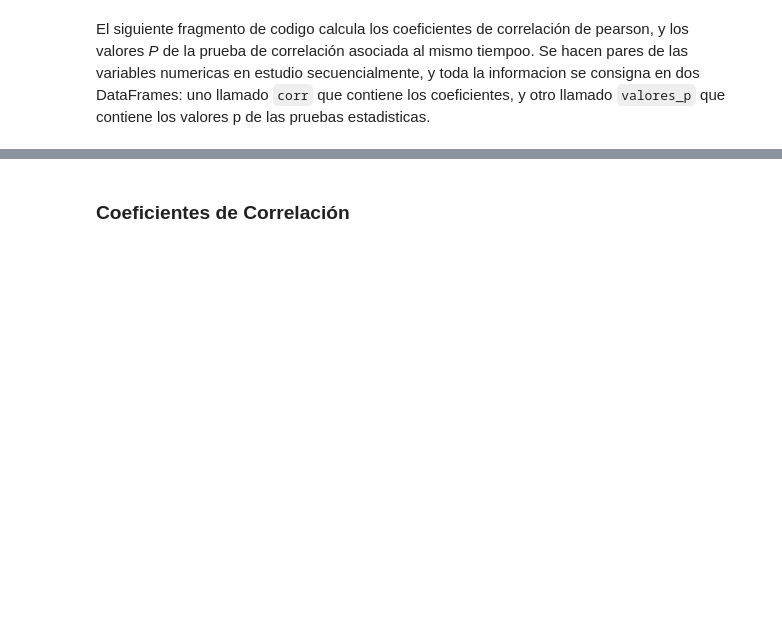
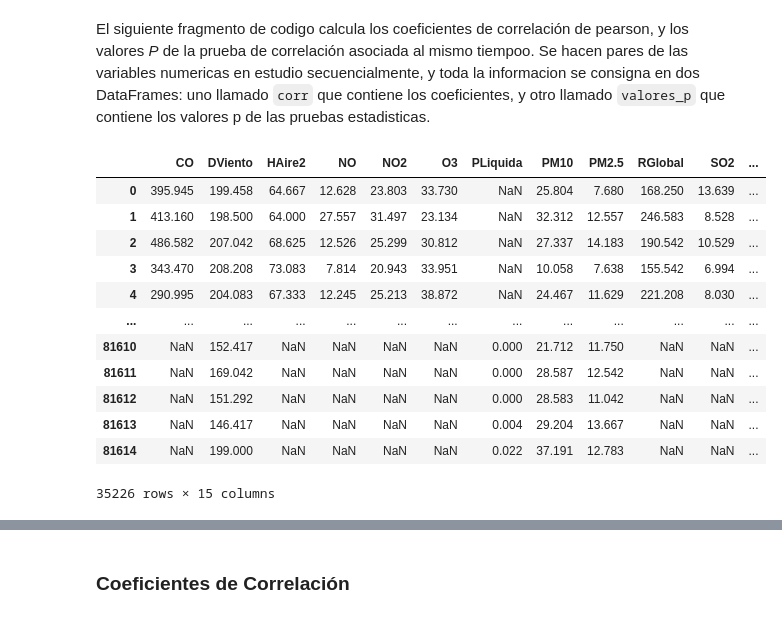
Before and after one commit to josejjgs1923/proyecto-analisis-calidad-aire-bogota, a Jupyter notebook: Analisis datos calidad aire.ipynb, the cells around one changed output, grey strips where cells are left out. Cells and saved outputs as stored; diff of their text form; code cells hidden in the pictures; blank space fills up the shorter version.

```diff
--- a/Analisis datos calidad aire.ipynb
+++ b/Analisis datos calidad aire.ipynb
@@ -391,3 +392,19 @@ for variable_1 in variables_viajes.columns:
 
     corr[variable_1] = coefs
     valores_p[variable_1] = p_valores
+# %%
+datos[[var for var in Var]]
+# %% [output]
+|  | CO | DViento | HAire2 | NO | NO2 | O3 | PLiquida | PM10 | PM2.5 | RGlobal | SO2 | ... |
+| 0 | 395.945 | 199.458 | 64.667 | 12.628 | 23.803 | 33.730 | NaN | 25.804 | 7.680 | 168.250 | 13.639 | ... |
+| 1 | 413.160 | 198.500 | 64.000 | 27.557 | 31.497 | 23.134 | NaN | 32.312 | 12.557 | 246.583 | 8.528 | ... |
+| 2 | 486.582 | 207.042 | 68.625 | 12.526 | 25.299 | 30.812 | NaN | 27.337 | 14.183 | 190.542 | 10.529 | ... |
+| 3 | 343.470 | 208.208 | 73.083 | 7.814 | 20.943 | 33.951 | NaN | 10.058 | 7.638 | 155.542 | 6.994 | ... |
+| 4 | 290.995 | 204.083 | 67.333 | 12.245 | 25.213 | 38.872 | NaN | 24.467 | 11.629 | 221.208 | 8.030 | ... |
+| ... | ... | ... | ... | ... | ... | ... | ... | ... | ... | ... | ... | ... |
+| 81610 | NaN | 152.417 | NaN | NaN | NaN | NaN | 0.000 | 21.712 | 11.750 | NaN | NaN | ... |
+| 81611 | NaN | 169.042 | NaN | NaN | NaN | NaN | 0.000 | 28.587 | 12.542 | NaN | NaN | ... |
+| 81612 | NaN | 151.292 | NaN | NaN | NaN | NaN | 0.000 | 28.583 | 11.042 | NaN | NaN | ... |
+| 81613 | NaN | 146.417 | NaN | NaN | NaN | NaN | 0.004 | 29.204 | 13.667 | NaN | NaN | ... |
+| 81614 | NaN | 199.000 | NaN | NaN | NaN | NaN | 0.022 | 37.191 | 12.783 | NaN | NaN | ... |
+35226 rows × 15 columns
```
Also changed, not shown: parts of 35 cells of this notebook.
